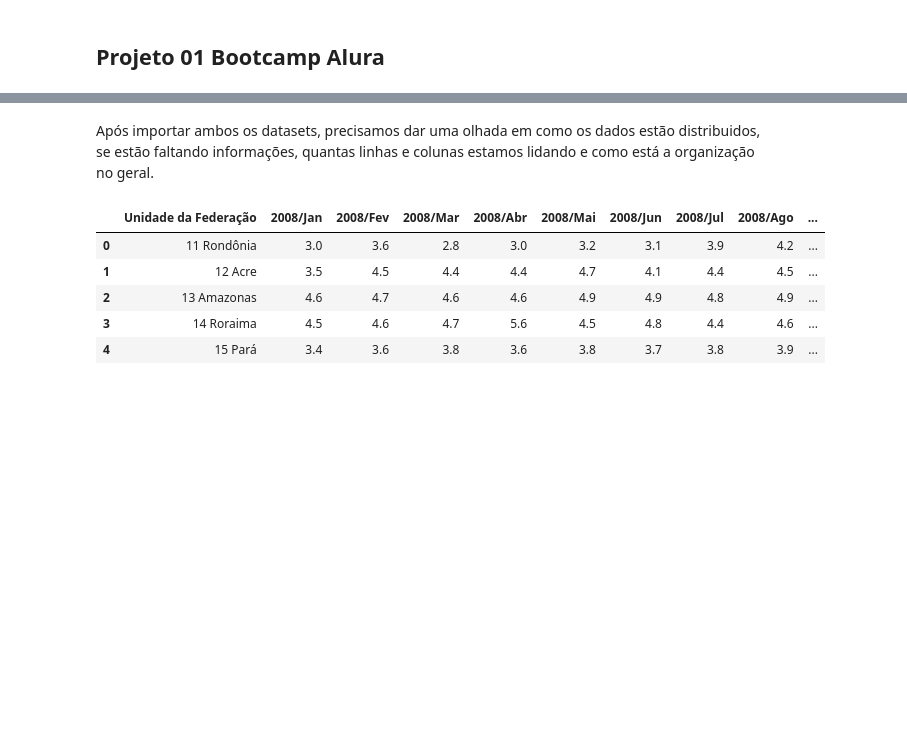
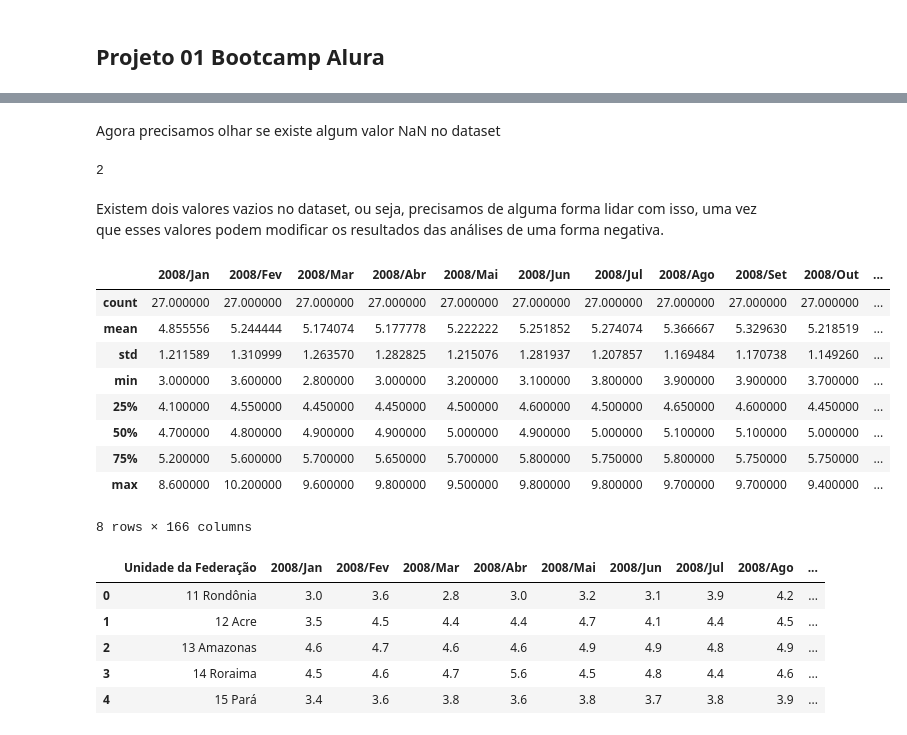
Before and after one commit to ArthurMarqq/Projeto_Bootcamp01, a Jupyter notebook: Projeto/Analise_mortalidade_e_permanencia_SUS.ipynb, the cells around one changed output, grey strips where cells are left out. Cells and saved outputs as stored; diff of their text form; code cells hidden in the pictures; blank space fills up the shorter version.

```diff
--- a/Projeto/Analise_mortalidade_e_permanencia_SUS.ipynb
+++ b/Projeto/Analise_mortalidade_e_permanencia_SUS.ipynb
@@ -31,5 +26,24 @@ dados_media_permanencia = pd.read_csv('/content/A124453189_28_143_208.csv', enco
-# %% [markdown]
-Após importar ambos os datasets, precisamos dar uma olhada em como os dados estão distribuidos, se estão faltando informações, quantas linhas e colunas estamos lidando e como está a organização no geral.
+# %% [markdown]
+Agora precisamos olhar se existe algum valor NaN no dataset
+# %%
+dados_taxa_mortalidade.isnull().sum().sum()
+# %% [output]
+2
+# %% [markdown]
+Existem dois valores vazios no dataset, ou seja, precisamos de alguma forma lidar com isso, uma vez que esses valores podem modificar os resultados das análises de uma forma negativa.
+# %%
+dados_taxa_mortalidade.describe()
+# %% [output]
+|  | 2008/Jan | 2008/Fev | 2008/Mar | 2008/Abr | 2008/Mai | 2008/Jun | 2008/Jul | 2008/Ago | 2008/Set | 2008/Out | ... |
+| count | 27.000000 | 27.000000 | 27.000000 | 27.000000 | 27.000000 | 27.000000 | 27.000000 | 27.000000 | 27.000000 | 27.000000 | ... |
+| mean | 4.855556 | 5.244444 | 5.174074 | 5.177778 | 5.222222 | 5.251852 | 5.274074 | 5.366667 | 5.329630 | 5.218519 | ... |
+| std | 1.211589 | 1.310999 | 1.263570 | 1.282825 | 1.215076 | 1.281937 | 1.207857 | 1.169484 | 1.170738 | 1.149260 | ... |
+| min | 3.000000 | 3.600000 | 2.800000 | 3.000000 | 3.200000 | 3.100000 | 3.800000 | 3.900000 | 3.900000 | 3.700000 | ... |
+| 25% | 4.100000 | 4.550000 | 4.450000 | 4.450000 | 4.500000 | 4.600000 | 4.500000 | 4.650000 | 4.600000 | 4.450000 | ... |
+| 50% | 4.700000 | 4.800000 | 4.900000 | 4.900000 | 5.000000 | 4.900000 | 5.000000 | 5.100000 | 5.100000 | 5.000000 | ... |
+| 75% | 5.200000 | 5.600000 | 5.700000 | 5.650000 | 5.700000 | 5.800000 | 5.750000 | 5.800000 | 5.750000 | 5.750000 | ... |
+| max | 8.600000 | 10.200000 | 9.600000 | 9.800000 | 9.500000 | 9.800000 | 9.800000 | 9.700000 | 9.700000 | 9.400000 | ... |
+8 rows × 166 columns
 # %%
 dados_taxa_mortalidade.head()
 # %% [output]
```
Also changed, not shown: parts of 7 cells of this notebook.
